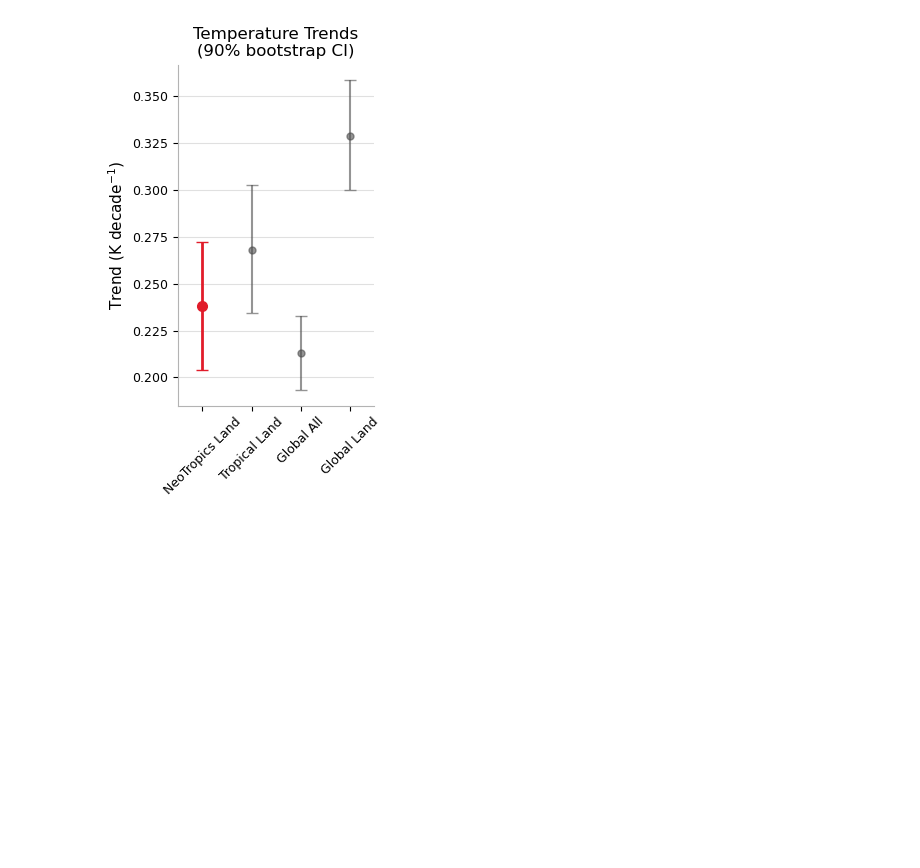
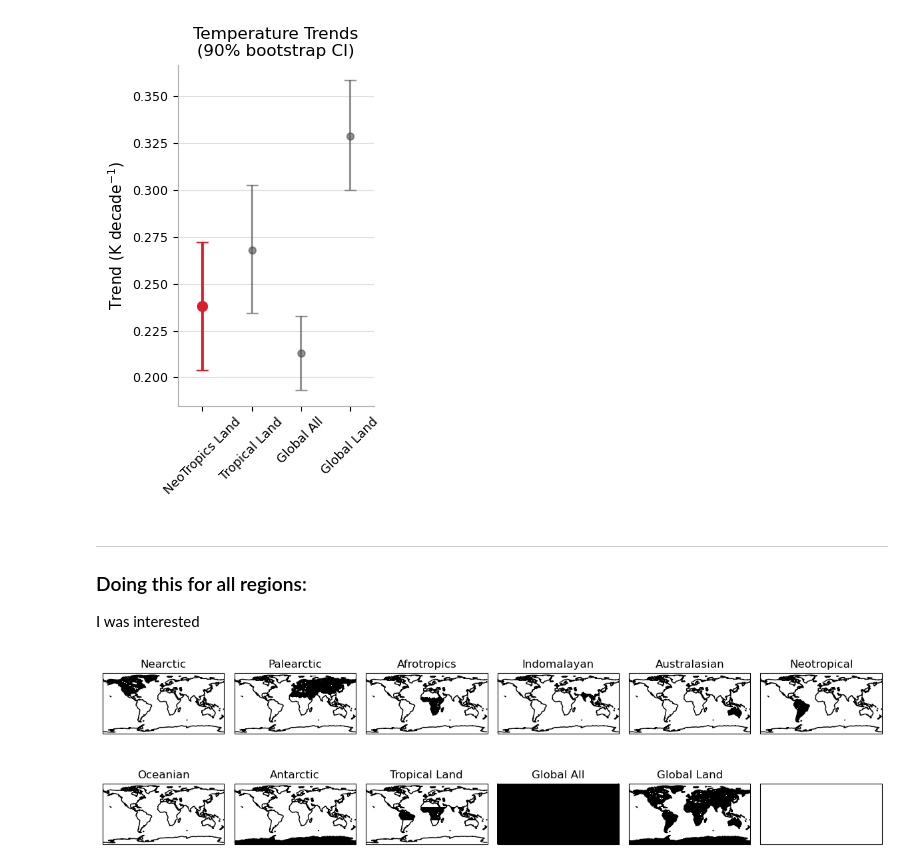
Before and after one commit to chingosa/GMST_Trends_For_Science, a Jupyter notebook: Analysis/TempTrends.ipynb, the cells around one changed output. Drawn from its saved outputs; the diff is of its cells as text; code cells hidden in the pictures; blank space fills up the shorter version.

Commit message:
Added trend calculations for the rest of the regions

```diff
--- a/Analysis/TempTrends.ipynb
+++ b/Analysis/TempTrends.ipynb
@@ -267,0 +263,48 @@ plt.show()
+# %% [markdown]
+---
+### Doing this for all regions:
+I was interested
+# %%
+WWF_region_indicies = {'Nearctic' :    {'idx':[1, 3]},
+                       'Palearctic':   {'idx':[2, 0]},
+                       'Afrotropics':  {'idx':[7]},
+                       'Indomalayan':  {'idx':[6]},
+                       'Australasian': {'idx':[9]},
+                       'Neotropical':  {'idx':[8]},
+                       'Oceanian':     {'idx':[4,5]},
+                       'Antarctic':    {'idx':[10]}}
+
+for region in WWF_region_indicies.keys():
+    idxs = WWF_region_indicies[region]['idx']
+    regions = regionmask.Regions(outlines=gdf.geometry)
+    region_mask = regions.mask(ds)
+    mask_region= region_mask.isin(idxs)
+    lsm_mask = ds.lsm > 0.5
+    combined_mask = mask_region & lsm_mask
+
+    WWF_region_indicies[region]['mask'] = combined_mask
+
+# tropical Land
+mask_tropical_land = ds.lsm.where((ds['latitude'] > -20) & (ds['latitude'] < 20)) > 0.5
+
+# global all
+mask_global_all = ds.lsm.notnull()
+
+# global land
+mask_global_land = ds.lsm > 0.5
+
+WWF_region_indicies['Tropical Land'] = {'mask': mask_tropical_land }
+WWF_region_indicies['Global All']    = {'mask': mask_global_all }
+WWF_region_indicies['Global Land']   = {'mask': mask_global_land }
+# %%
+# Sanity check area masks
+fig, axes = plt.subplots(2, 6, figsize=(12, 4), subplot_kw={'projection': ccrs.PlateCarree()})
+axes = axes.flatten()
+for ax, (name, mask) in zip(axes, WWF_region_indicies.items()):
+    mask['mask'].plot(ax=ax, transform=ccrs.PlateCarree(), cmap="Greys", add_colorbar=False, vmin=0, vmax=1)
+    ax.coastlines()
+    ax.set_title(name)
+plt.tight_layout()
+plt.show()
+# %% [output]
+[figure, added]
```
Also changed, not shown: parts of 3 cells of this notebook.
